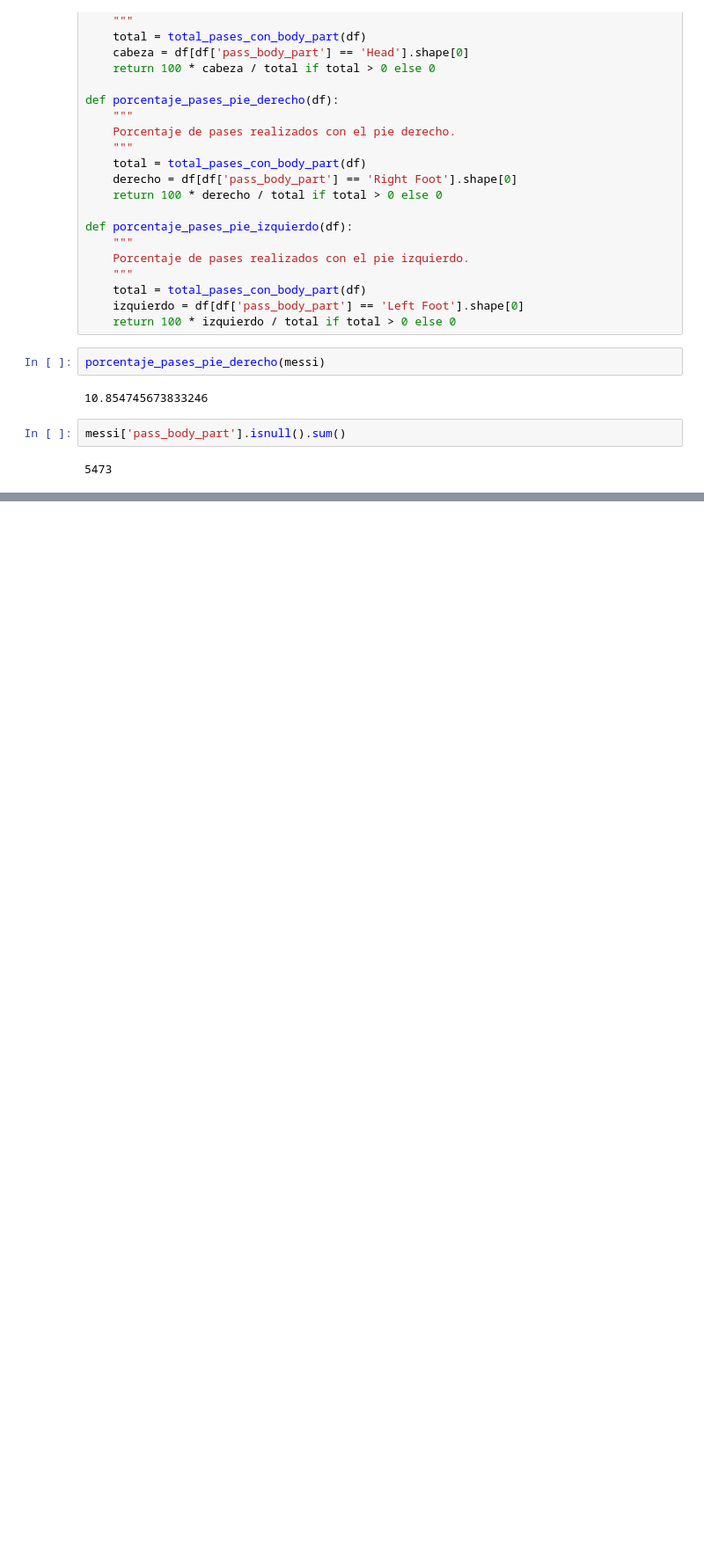
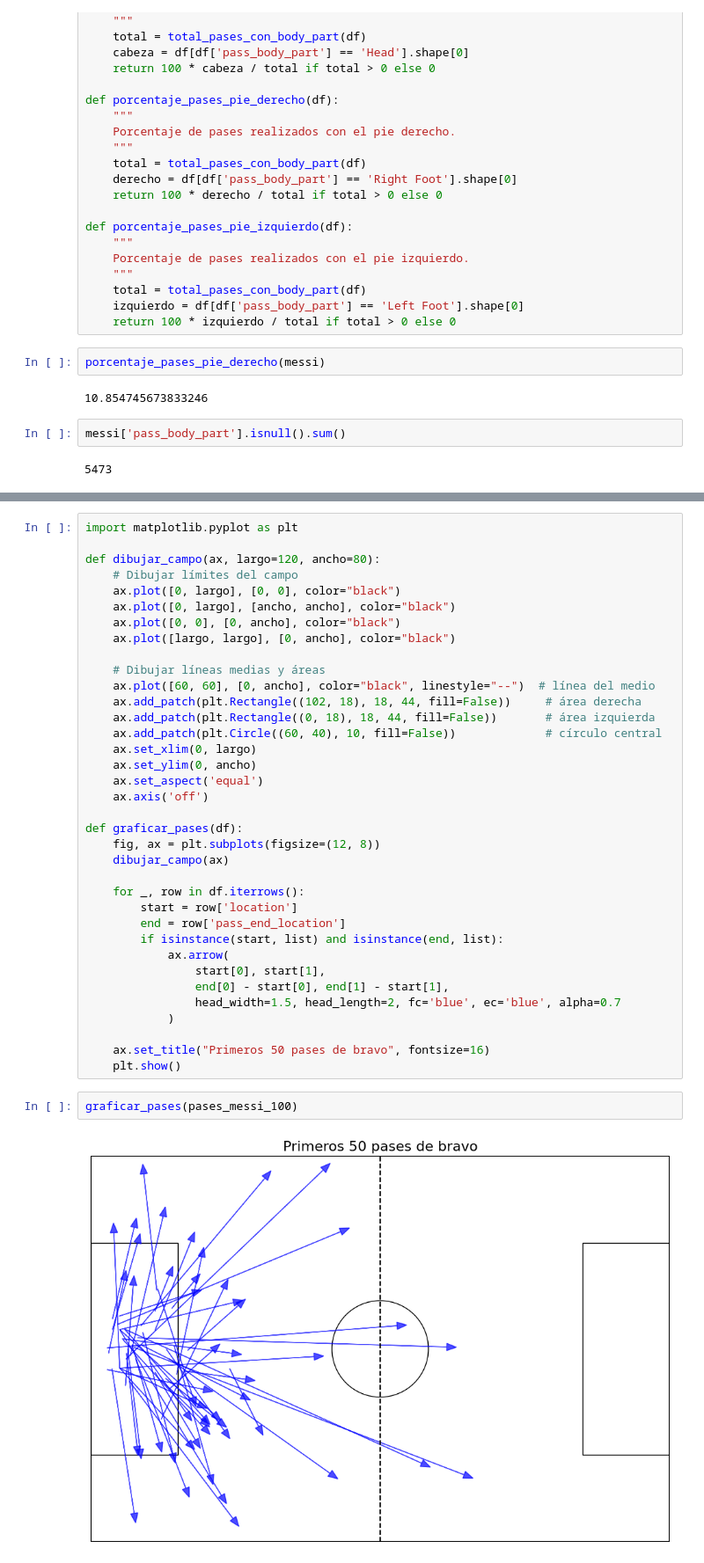
Before and after one commit to Germiprogramer/TFG-Agente-de-Scouting, a Jupyter notebook: funciones.ipynb, the cells around one changed output, grey strips where cells are left out. Shown at 88% size. Cells and saved outputs as stored; diff of their text form; blank space fills up the shorter version.

Commit message:
avanzando en pases

```diff
--- a/funciones.ipynb
+++ b/funciones.ipynb
@@ -726,0 +843,40 @@ messi['pass_body_part'].isnull().sum()
+# %%
+import matplotlib.pyplot as plt
+
+def dibujar_campo(ax, largo=120, ancho=80):
+    # Dibujar límites del campo
+    ax.plot([0, largo], [0, 0], color="black")
+    ax.plot([0, largo], [ancho, ancho], color="black")
+    ax.plot([0, 0], [0, ancho], color="black")
+    ax.plot([largo, largo], [0, ancho], color="black")
+
+    # Dibujar líneas medias y áreas
+    ax.plot([60, 60], [0, ancho], color="black", linestyle="--")  # línea del medio
+    ax.add_patch(plt.Rectangle((102, 18), 18, 44, fill=False))     # área derecha
+    ax.add_patch(plt.Rectangle((0, 18), 18, 44, fill=False))       # área izquierda
+    ax.add_patch(plt.Circle((60, 40), 10, fill=False))             # círculo central
+    ax.set_xlim(0, largo)
+    ax.set_ylim(0, ancho)
+    ax.set_aspect('equal')
+    ax.axis('off')
+
+def graficar_pases(df):
+    fig, ax = plt.subplots(figsize=(12, 8))
+    dibujar_campo(ax)
+
+    for _, row in df.iterrows():
+        start = row['location']
+        end = row['pass_end_location']
+        if isinstance(start, list) and isinstance(end, list):
+            ax.arrow(
+                start[0], start[1],
+                end[0] - start[0], end[1] - start[1],
+                head_width=1.5, head_length=2, fc='blue', ec='blue', alpha=0.7
+            )
+
+    ax.set_title("Primeros 50 pases de bravo", fontsize=16)
+    plt.show()
+# %%
+graficar_pases(pases_messi_100)
+# %% [output]
+[figure, added]
```
Also changed, not shown: parts of 21 cells of this notebook.
